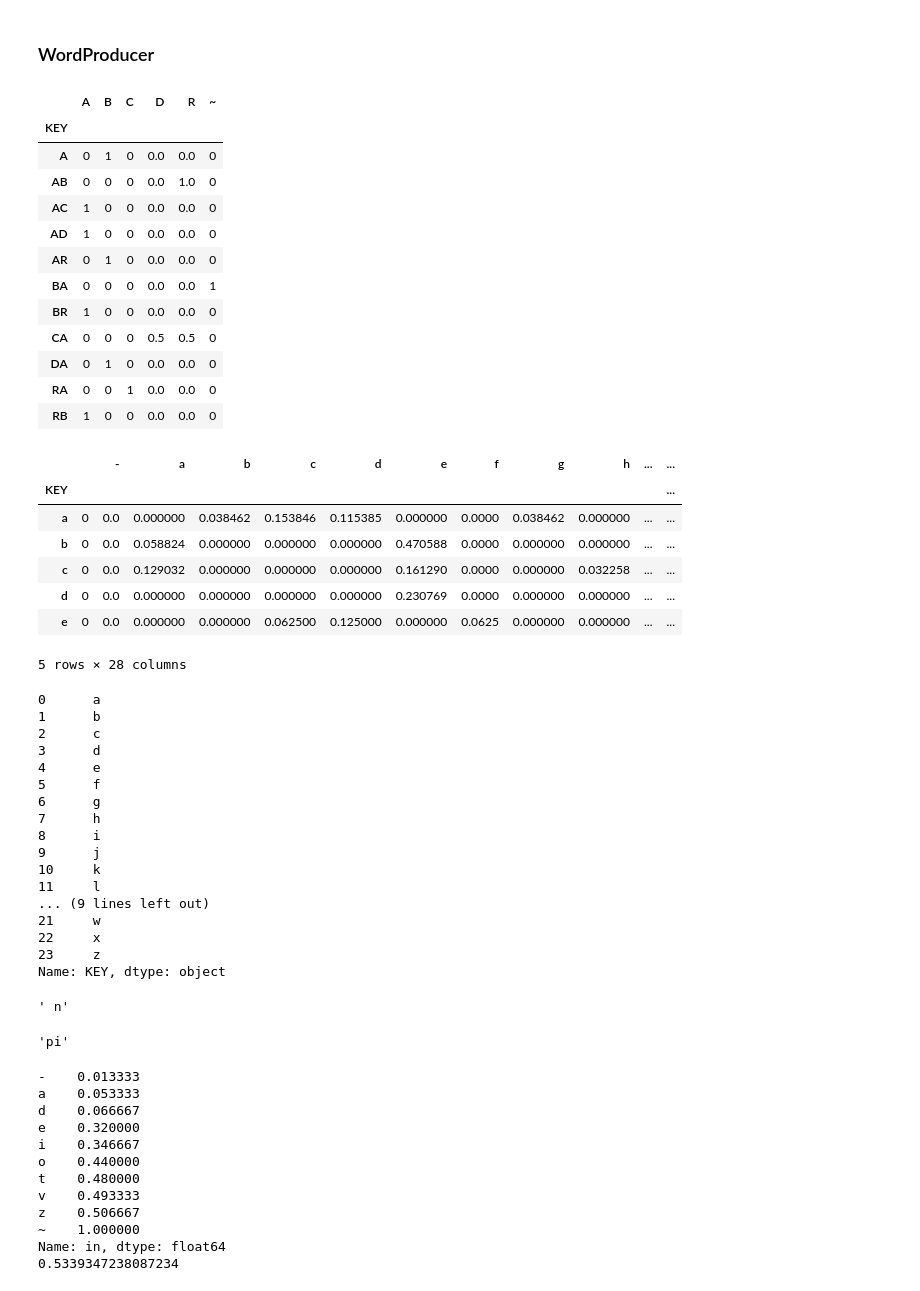
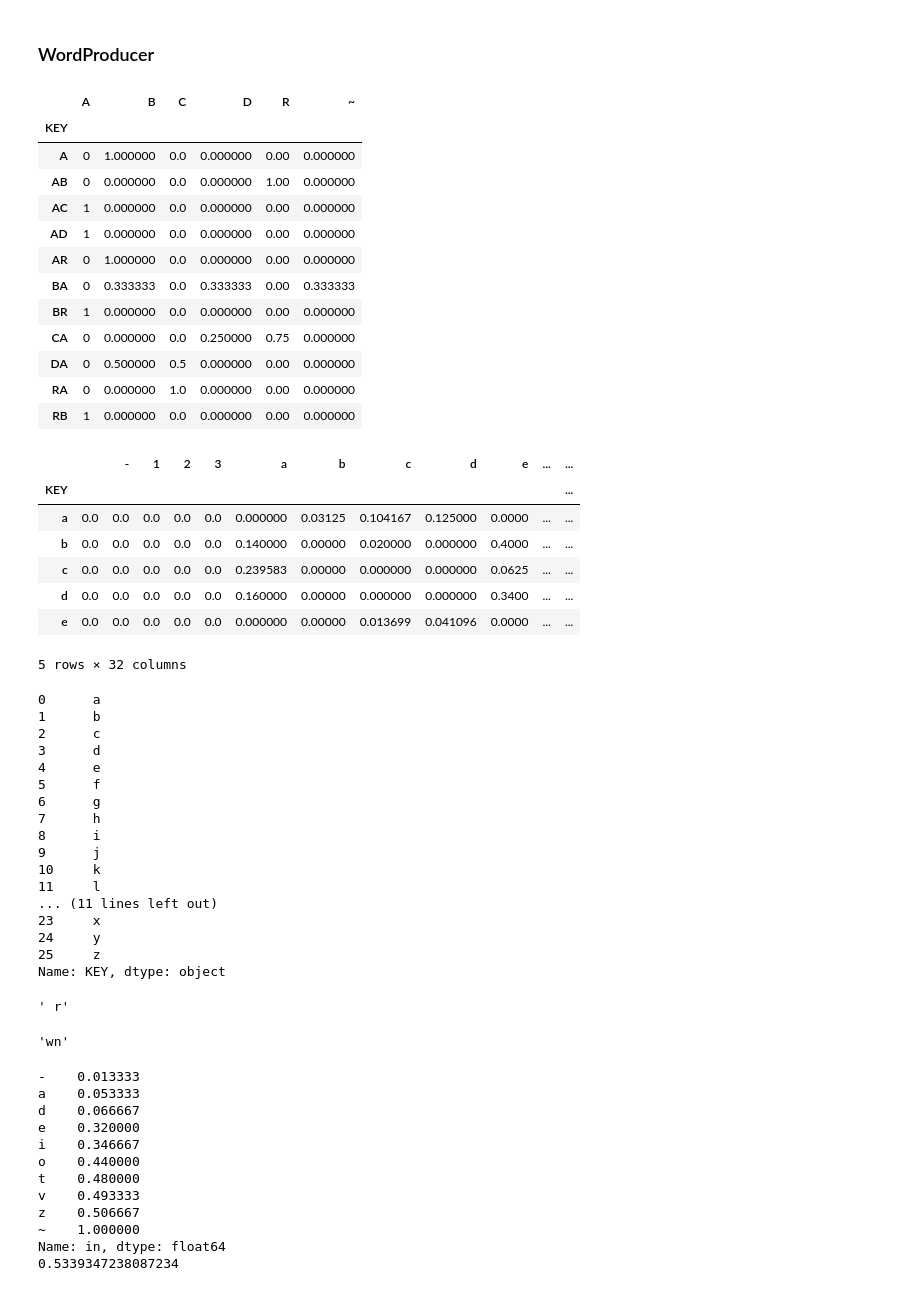
Before and after one commit to dwbzen/pymusic, a Jupyter notebook: markov_chain.ipynb, the cells around one changed output. Cells and saved outputs as stored; diff of their text form; code cells hidden in the pictures.

```diff
--- a/markov_chain.ipynb
+++ b/markov_chain.ipynb
@@ -401,37 +401,37 @@ CB,1.0,0.0,0.0,0.0
 ### WordProducer
 # %%
 order = 2
-text_df = pd.read_json("resources/inlineTextChain.json", orient="index")
-text_df_counts = pd.read_json("resources/inlineTextChain_counts.json", orient="index")
+text_df = pd.read_json("resources/inlineText_charsChain.json", orient="index")
+text_df_counts = pd.read_json("resources/inlineText_charCounts.json", orient="index")
 text_df.rename_axis('KEY', inplace=True)
 text_df
 # %% [output]
 |  | A | B | C | D | R | ~ |
 | KEY |  |  |  |  |  |  |
-| A | 0 | 1 | 0 | 0.0 | 0.0 | 0 |
-| AB | 0 | 0 | 0 | 0.0 | 1.0 | 0 |
-| AC | 1 | 0 | 0 | 0.0 | 0.0 | 0 |
-| AD | 1 | 0 | 0 | 0.0 | 0.0 | 0 |
-| AR | 0 | 1 | 0 | 0.0 | 0.0 | 0 |
-| BA | 0 | 0 | 0 | 0.0 | 0.0 | 1 |
-| BR | 1 | 0 | 0 | 0.0 | 0.0 | 0 |
-| CA | 0 | 0 | 0 | 0.5 | 0.5 | 0 |
-| DA | 0 | 1 | 0 | 0.0 | 0.0 | 0 |
-| RA | 0 | 0 | 1 | 0.0 | 0.0 | 0 |
-| RB | 1 | 0 | 0 | 0.0 | 0.0 | 0 |
+| A | 0 | 1.000000 | 0.0 | 0.000000 | 0.00 | 0.000000 |
+| AB | 0 | 0.000000 | 0.0 | 0.000000 | 1.00 | 0.000000 |
+| AC | 1 | 0.000000 | 0.0 | 0.000000 | 0.00 | 0.000000 |
+| AD | 1 | 0.000000 | 0.0 | 0.000000 | 0.00 | 0.000000 |
+| AR | 0 | 1.000000 | 0.0 | 0.000000 | 0.00 | 0.000000 |
+| BA | 0 | 0.333333 | 0.0 | 0.333333 | 0.00 | 0.333333 |
+| BR | 1 | 0.000000 | 0.0 | 0.000000 | 0.00 | 0.000000 |
+| CA | 0 | 0.000000 | 0.0 | 0.250000 | 0.75 | 0.000000 |
+| DA | 0 | 0.500000 | 0.5 | 0.000000 | 0.00 | 0.000000 |
+| RA | 0 | 0.000000 | 1.0 | 0.000000 | 0.00 | 0.000000 |
+| RB | 1 | 0.000000 | 0.0 | 0.000000 | 0.00 | 0.000000 |
 # %%
-drugs_df = pd.read_json("resources/drugNamesChain.json", orient="index")
+drugs_df = pd.read_json("resources/drugBrands_charsChain.json", orient="index")
 drugs_df.rename_axis('KEY', inplace=True)
 drugs_df.head()
 # %% [output]
-|  |  | - | a | b | c | d | e | f | g | h | ... | ... |
+|  |  | - | 1 | 2 | 3 | a | b | c | d | e | ... | ... |
 | KEY |  |  |  |  |  |  |  |  |  |  |  | ... |
-| a | 0 | 0.0 | 0.000000 | 0.038462 | 0.153846 | 0.115385 | 0.000000 | 0.0000 | 0.038462 | 0.000000 | ... | ... |
-| b | 0 | 0.0 | 0.058824 | 0.000000 | 0.000000 | 0.000000 | 0.470588 | 0.0000 | 0.000000 | 0.000000 | ... | ... |
-| c | 0 | 0.0 | 0.129032 | 0.000000 | 0.000000 | 0.000000 | 0.161290 | 0.0000 | 0.000000 | 0.032258 | ... | ... |
-| d | 0 | 0.0 | 0.000000 | 0.000000 | 0.000000 | 0.000000 | 0.230769 | 0.0000 | 0.000000 | 0.000000 | ... | ... |
-| e | 0 | 0.0 | 0.000000 | 0.000000 | 0.062500 | 0.125000 | 0.000000 | 0.0625 | 0.000000 | 0.000000 | ... | ... |
+| a | 0.0 | 0.0 | 0.0 | 0.0 | 0.0 | 0.000000 | 0.03125 | 0.104167 | 0.125000 | 0.0000 | ... | ... |
+| b | 0.0 | 0.0 | 0.0 | 0.0 | 0.0 | 0.140000 | 0.00000 | 0.020000 | 0.000000 | 0.4000 | ... | ... |
+| c | 0.0 | 0.0 | 0.0 | 0.0 | 0.0 | 0.239583 | 0.00000 | 0.000000 | 0.000000 | 0.0625 | ... | ... |
+| d | 0.0 | 0.0 | 0.0 | 0.0 | 0.0 | 0.160000 | 0.00000 | 0.000000 | 0.000000 | 0.3400 | ... | ... |
+| e | 0.0 | 0.0 | 0.0 | 0.0 | 0.0 | 0.000000 | 0.00000 | 0.013699 | 0.041096 | 0.0000 | ... | ... |
-5 rows × 28 columns
+5 rows × 32 columns
 # %%
 s = drugs_df.to_csv()
 # print(s)
@@ -453,22 +453,22 @@ initial_keys
 9      j
 10     k
 11     l
-... (9 lines left out)
-21     w
-22     x
-23     z
+... (11 lines left out)
+23     x
+24     y
+25     z
 Name: KEY, dtype: object
 # %%
 seed = initial_keys[random.randint(0, len(initial_keys)-1)]
 seed
 # %% [output]
-' n'
+' r'
 # %%
 # any random key
 seed = keys[random.randint(0, len(keys)-1)]
 seed
 # %% [output]
-'pi'
+'wn'
 # %%
 seed='in'
 row = drugs_df.loc[seed]
```
Also changed, not shown: parts of 4 cells of this notebook, 12 other files.
